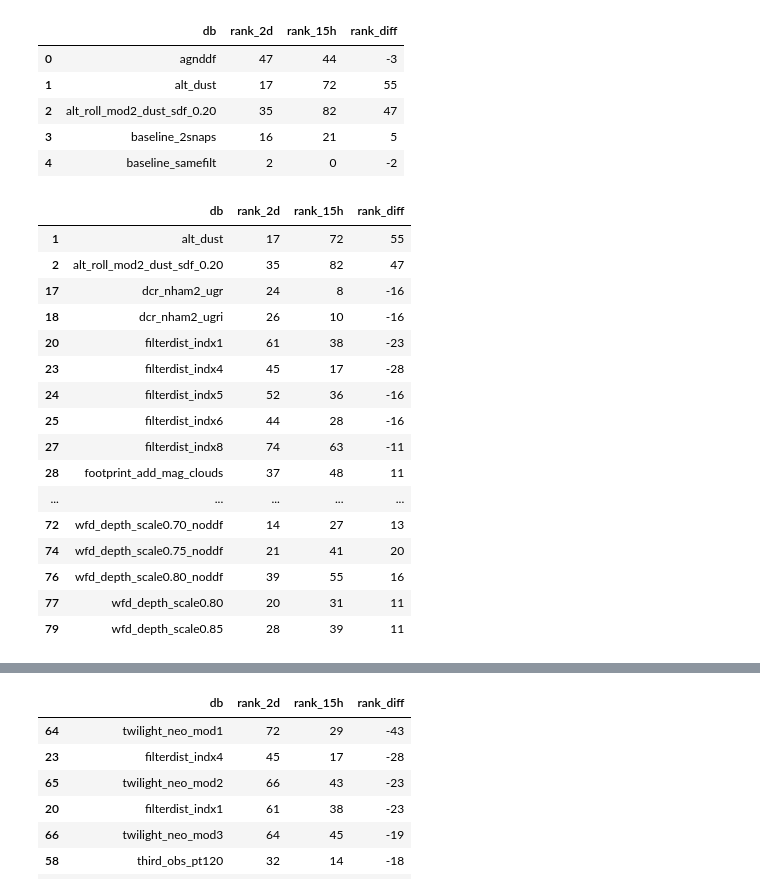
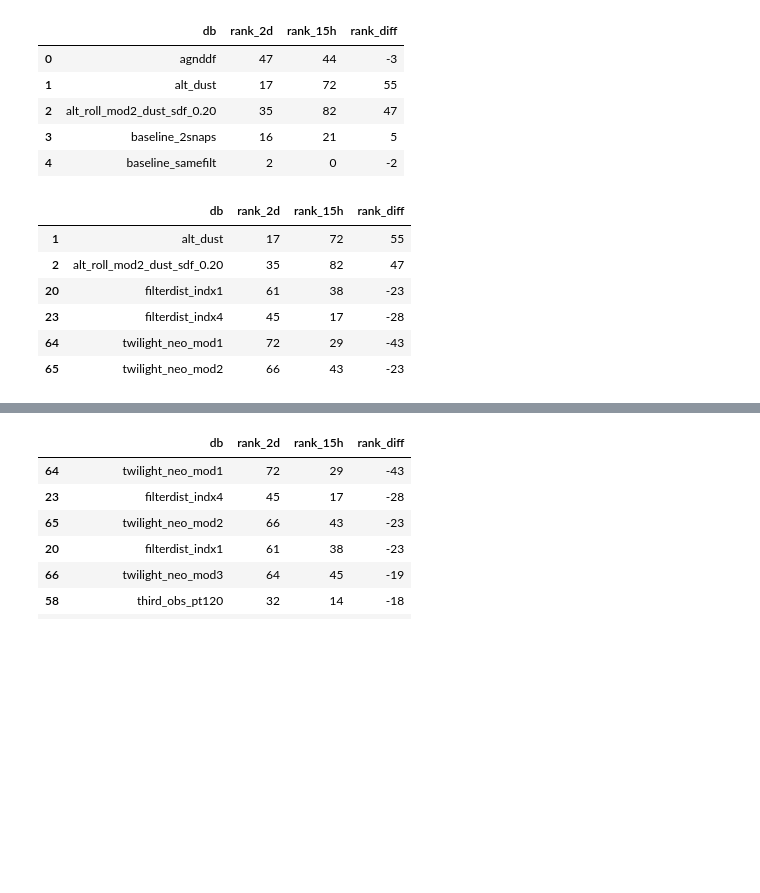
Before and after one commit to fedhere/LSSTunknowns, a Jupyter notebook: tdAdnom/plot_radar_parallel.ipynb, the cells around one changed output, grey strips where cells are left out. Drawn from its saved outputs; the diff is of its cells as text; code cells hidden in the pictures; blank space fills up the shorter version.

```diff
--- a/tdAdnom/plot_radar_parallel.ipynb
+++ b/tdAdnom/plot_radar_parallel.ipynb
@@ -738,12 +738,12 @@ plt.savefig('figures/tgaps_para.pdf')
 # %% [markdown]
 ### footprint 2d vs 1.5h
 # %%
-fomcsv = './data/df_Nfields_v1.5_WFD_2d.csv'
+fomcsv = './data/df_Nfields_2d_v1.5_WFD.csv'
 dblist_all = dblist_v15
 
 df_norm_2d = get_df_norm(fomcsv = fomcsv, cols=cols_all, mode=0)[cols_diff_db]
 
-fomcsv = './data/df_Nfields_v1.5_WFD_15h.csv'
+fomcsv = './data/df_Nfields_1.5h_v1.5_WFD.csv'
 df_norm_15h = get_df_norm(fomcsv = fomcsv, cols=cols_all, mode=0)[cols_diff_db]
 # %%
 df_norm_2d['total'] = np.sum(df_norm_2d[ cols_diff ], axis=1)
@@ -765,22 +765,12 @@ df.head()
 | 3 | baseline_2snaps | 16 | 21 | 5 |
 | 4 | baseline_samefilt | 2 | 0 | -2 |
 # %%
-df[np.abs(df.rank_diff) > 10]
+df[np.abs(df.rank_diff) > 20]
 # %% [output]
 |  | db | rank_2d | rank_15h | rank_diff |
 | 1 | alt_dust | 17 | 72 | 55 |
 | 2 | alt_roll_mod2_dust_sdf_0.20 | 35 | 82 | 47 |
-| 17 | dcr_nham2_ugr | 24 | 8 | -16 |
-| 18 | dcr_nham2_ugri | 26 | 10 | -16 |
 | 20 | filterdist_indx1 | 61 | 38 | -23 |
 | 23 | filterdist_indx4 | 45 | 17 | -28 |
-| 24 | filterdist_indx5 | 52 | 36 | -16 |
-| 25 | filterdist_indx6 | 44 | 28 | -16 |
-| 27 | filterdist_indx8 | 74 | 63 | -11 |
-| 28 | footprint_add_mag_clouds | 37 | 48 | 11 |
-| ... | ... | ... | ... | ... |
-| 72 | wfd_depth_scale0.70_noddf | 14 | 27 | 13 |
-| 74 | wfd_depth_scale0.75_noddf | 21 | 41 | 20 |
-| 76 | wfd_depth_scale0.80_noddf | 39 | 55 | 16 |
-| 77 | wfd_depth_scale0.80 | 20 | 31 | 11 |
-| 79 | wfd_depth_scale0.85 | 28 | 39 | 11 |
+| 64 | twilight_neo_mod1 | 72 | 29 | -43 |
+| 65 | twilight_neo_mod2 | 66 | 43 | -23 |
```
Also changed, not shown: parts of 2 cells of this notebook, 6 other files.
